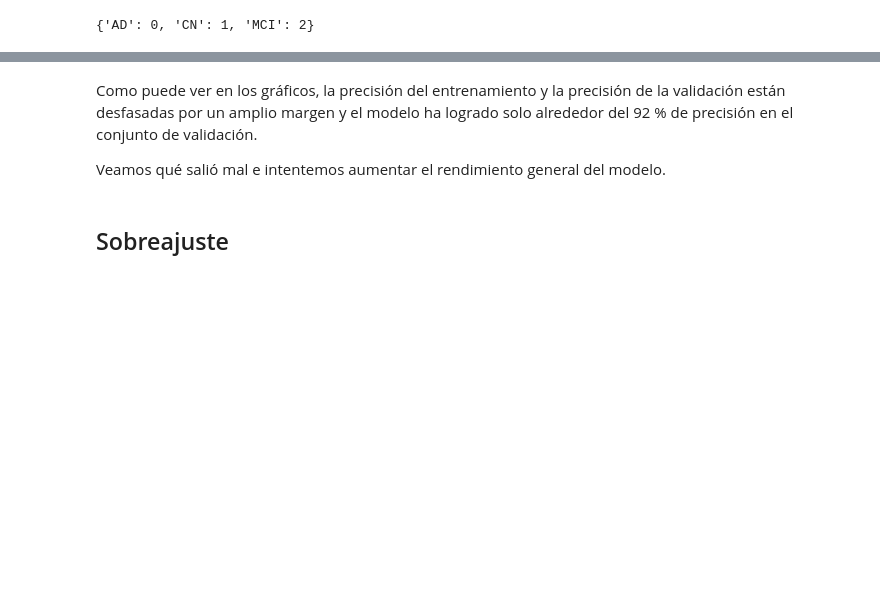
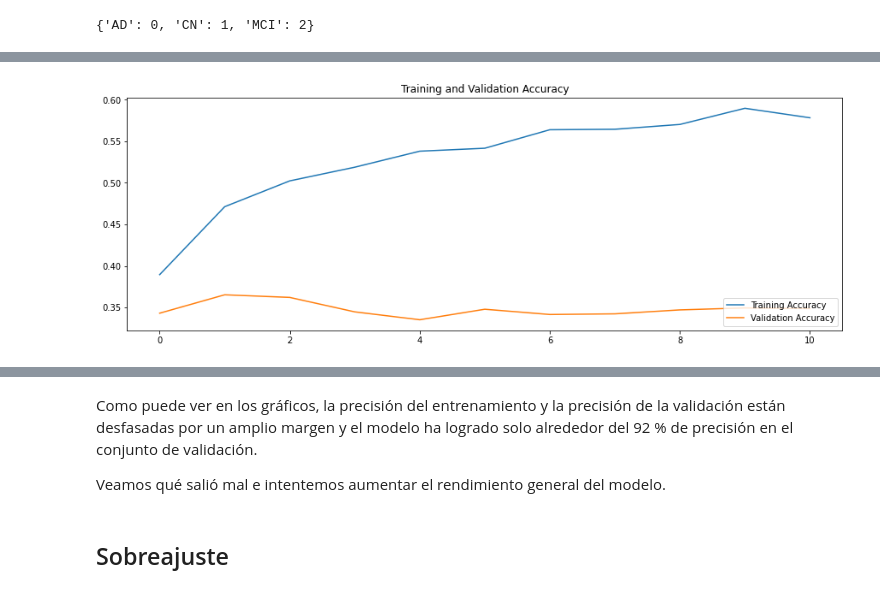
Before and after one commit to juadaves91/supresion-ruido-artefactos-imr, a Jupyter notebook: ELT/5. red_neuronal_cnn_deteccion_alzheimer_Xception.ipynb, the cells around one changed output, grey strips where cells are left out. Drawn from its saved outputs; the diff is of its cells as text; code cells hidden in the pictures; blank space fills up the shorter version.

```diff
--- a/ELT/5. red_neuronal_cnn_deteccion_alzheimer_Xception.ipynb
+++ b/ELT/5. red_neuronal_cnn_deteccion_alzheimer_Xception.ipynb
@@ -375,0 +360,17 @@ https://www.analyticsvidhya.com/blog/2020/10/create-image-classification-model-p
+# %%
+acc = model.history.history['acc']
+val_acc = model.history.history['val_acc']
+
+loss = model.history.history['loss']
+val_loss = model.history.history['val_loss']
+
+epochs_range = range(11)
+
+plt.figure(figsize=(15, 5))
+plt.plot(epochs_range, acc, label='Training Accuracy')
+plt.plot(epochs_range, val_acc, label='Validation Accuracy')
+plt.legend(loc='lower right')
+plt.title('Training and Validation Accuracy')
+plt.show()
+# %% [output]
+[figure, added]
```
Also changed, not shown: parts of 48 cells of this notebook, 3 other files.
